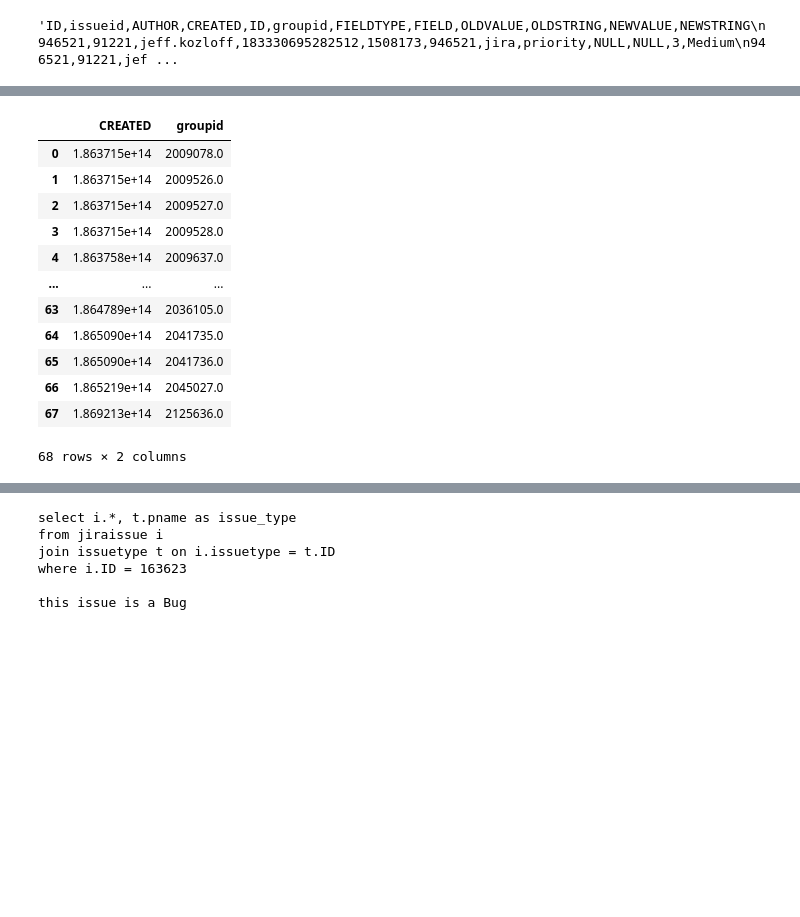
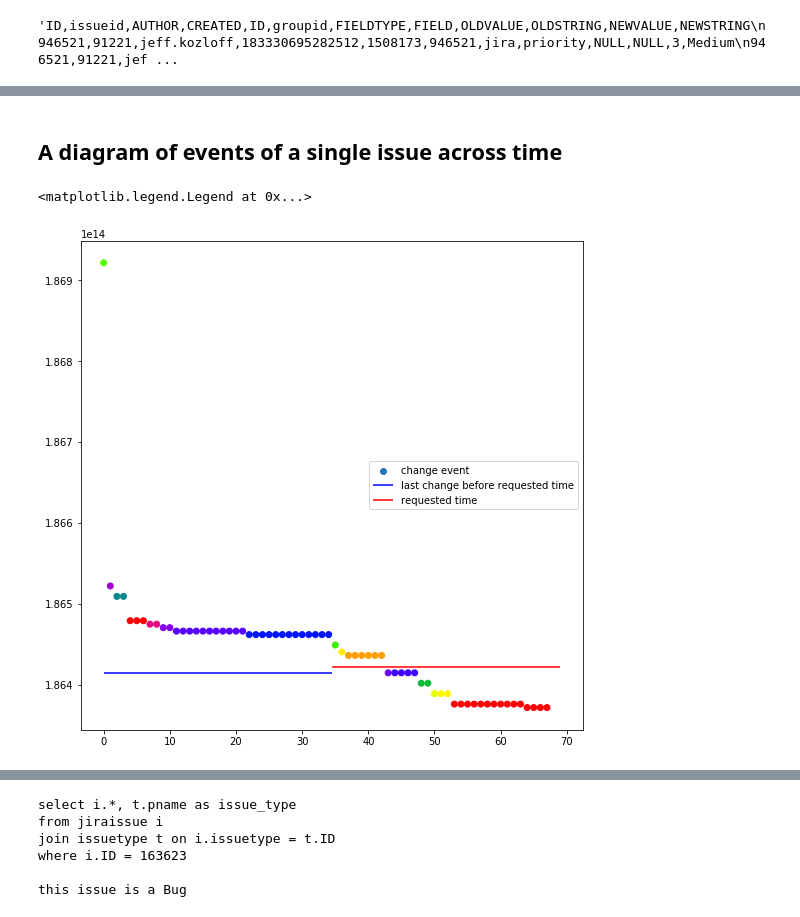
Before and after one commit to vodkolav/Issues, a Jupyter notebook: Sandbox.ipynb, the cells around one changed output, grey strips where cells are left out. Saved outputs shown, nothing was run; the diff lists cells and outputs as text; code cells hidden in the pictures; blank space fills up the shorter version.

```diff
--- a/Sandbox.ipynb
+++ b/Sandbox.ipynb
@@ -393,8 +71,10 @@ request['CREATED']
 changes = pd.read_sql(f"""
                         select *
                         from changegroup_changeitem
-                        where issueid  = {request['issueid']} and CREATED < {request['CREATED']}
+                        where issueid  = {request['issueid']}
                         order by groupid desc;""",con)
+
+                        #and CREATED < {request['CREATED']}
 # %%
 changes
 # %% [output]
@@ -431,17 +105,14 @@ from matplotlib import pyplot as plt
-# %%
-ch = changes[['CREATED','groupid']]
-ch
-# %% [output]
-|  | CREATED | groupid |
-| 0 | 1.863715e+14 | 2009078.0 |
-| 1 | 1.863715e+14 | 2009526.0 |
-| 2 | 1.863715e+14 | 2009527.0 |
-| 3 | 1.863715e+14 | 2009528.0 |
-| 4 | 1.863758e+14 | 2009637.0 |
-| ... | ... | ... |
-| 63 | 1.864789e+14 | 2036105.0 |
-| 64 | 1.865090e+14 | 2041735.0 |
-| 65 | 1.865090e+14 | 2041736.0 |
-| 66 | 1.865219e+14 | 2045027.0 |
-| 67 | 1.869213e+14 | 2125636.0 |
-68 rows × 2 columns
+# %% [markdown]
+## A diagram of events of a single issue across time
+# %%
+%matplotlib inline
+#%matplotlib notebook
+w = len(changes)
+plt.figure(figsize=[9,9])
+plt.scatter(list(range(len(changes))),changes.CREATED,c=changes.CREATED, cmap='prism', label='change event')
+plt.hlines(change.CREATED, xmin=0, xmax=(w+1)/2,color='blue', label= 'last change before requested time')
+plt.hlines(request['CREATED'], xmin=(w+1)/2, xmax=w+1,color='red', label= 'requested time')
+plt.legend(loc=7)
+# %% [output]
+<matplotlib.legend.Legend at 0x...>
+[figure, added]
```
Also changed, not shown: parts of 85 cells of this notebook, 3 other files.
